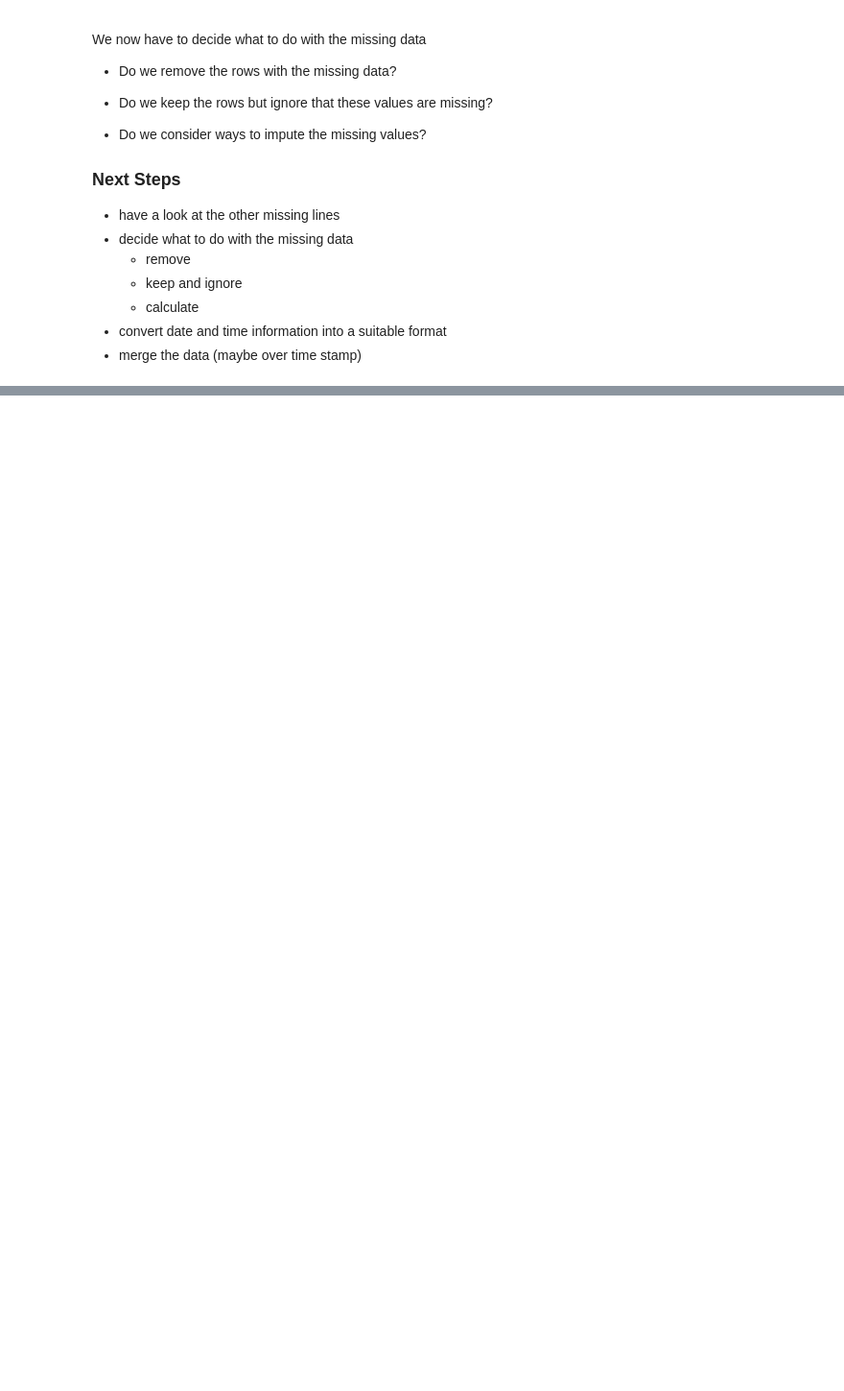
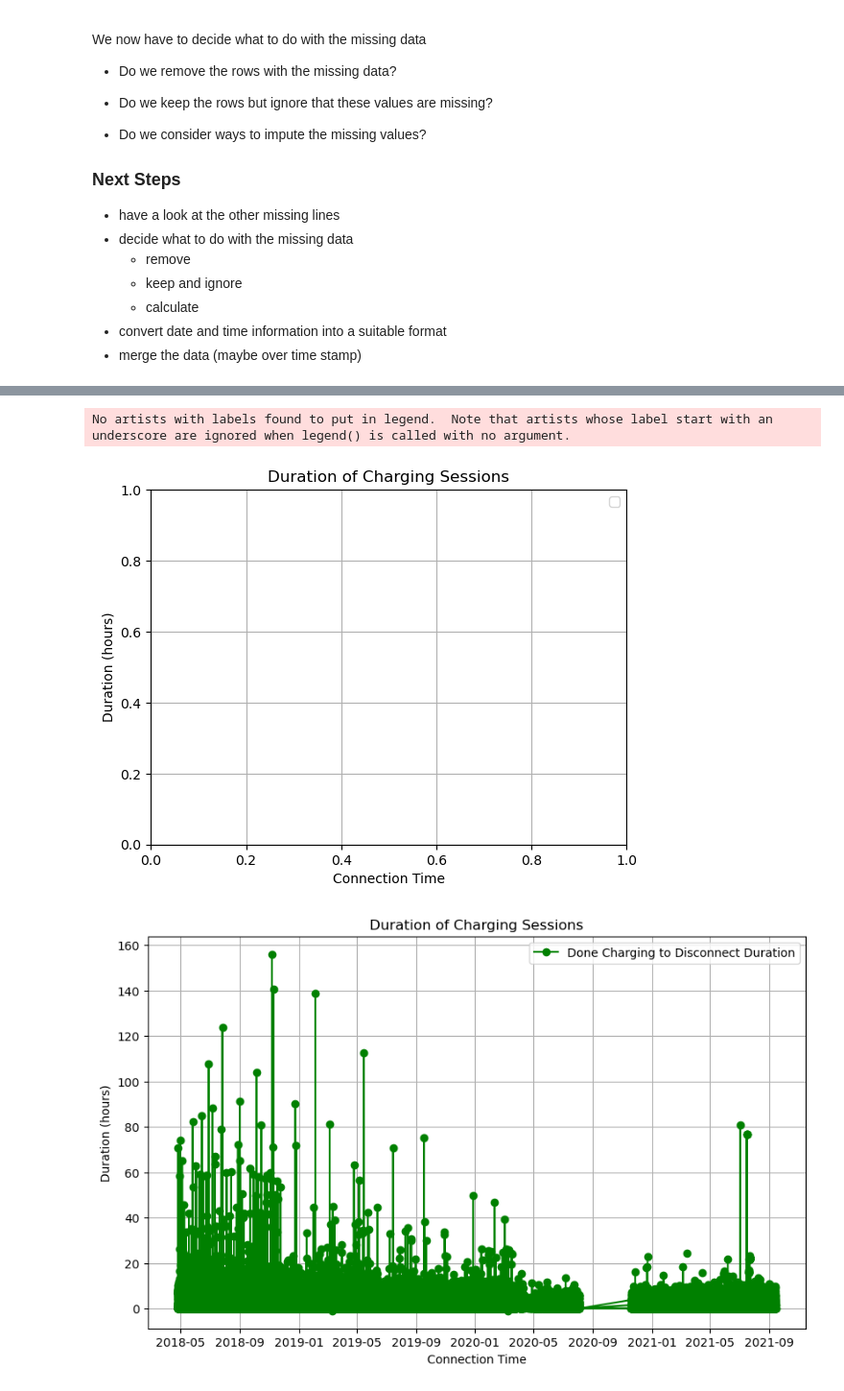
Before and after one commit to ilsuucar2/AATeamAssignment, a Jupyter notebook: AATeamAssignment.ipynb, the cells around one changed output, grey strips where cells are left out. Shown at 96% size. Saved outputs shown, nothing was run; the diff lists cells and outputs as text; code cells hidden in the pictures; blank space fills up the shorter version.

```diff
--- a/AATeamAssignment.ipynb
+++ b/AATeamAssignment.ipynb
@@ -341,0 +365,21 @@ We now have to decide what to do with the missing data
+# %%
+plt.title('Duration of Charging Sessions')
+plt.xlabel('Connection Time')
+plt.ylabel('Duration (hours)')
+plt.legend()
+plt.grid(True)
+plt.show()
+plt.figure(figsize=(10, 6))
+plt.plot(dfCharging['connectionTime'], dfCharging['doneToDisconnectDuration'].dt.total_seconds() / 3600,
+         marker='o', linestyle='-', color='g', label='Done Charging to Disconnect Duration')
+
+plt.title('Duration of Charging Sessions')
+plt.xlabel('Connection Time')
+plt.ylabel('Duration (hours)')
+plt.legend()
+plt.grid(True)
+plt.show()
+# %% [output]
+No artists with labels found to put in legend.  Note that artists whose label start with an underscore are ignored when legend() is called with no argument.
+[figure, added]
+[figure, added]
```
Also changed, not shown: parts of 2 cells of this notebook.
